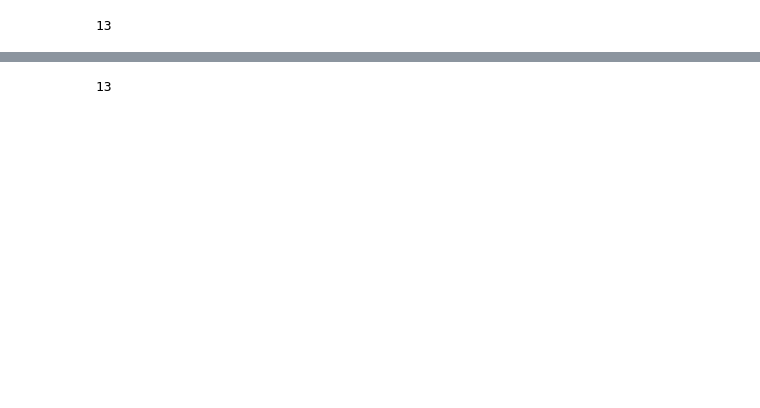
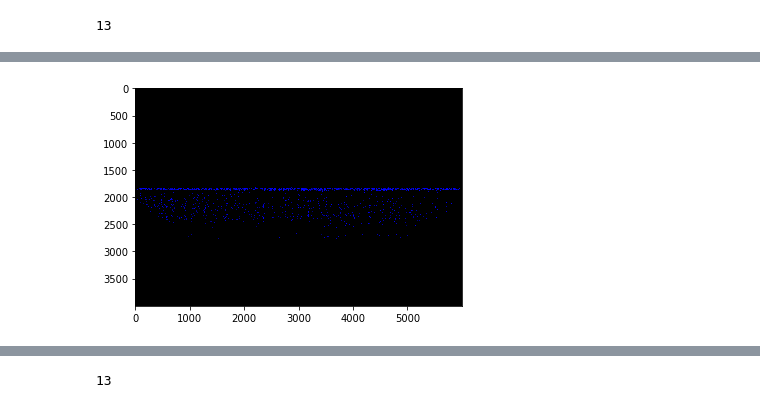
Before and after one commit to castrolin/image_proces, a Jupyter notebook: Combine_Figure.ipynb, the cells around one changed output, grey strips where cells are left out. Drawn from its saved outputs; the diff is of its cells as text; code cells hidden in the pictures; blank space fills up the shorter version.

```diff
--- a/Combine_Figure.ipynb
+++ b/Combine_Figure.ipynb
@@ -116,0 +170,12 @@ plt.show()
+# %%
+result_copy = result_out.copy()
+for u in np.arange(2000,3000):
+    uu = (u-2000)%2000
+    result_copy[u,0:uu,2]=0
+    result_copy[u,result_copy.shape[1]-(uu):result_copy.shape[1],2]=0
+    #for v in np.arange(0,result_copy.shape[1]):
+        #reusul_copy[u,]
+plt.imshow(result_copy)
+plt.show()
+# %% [output]
+[figure, added]
```
Also changed, not shown: parts of 7 cells of this notebook, 2 other files.
